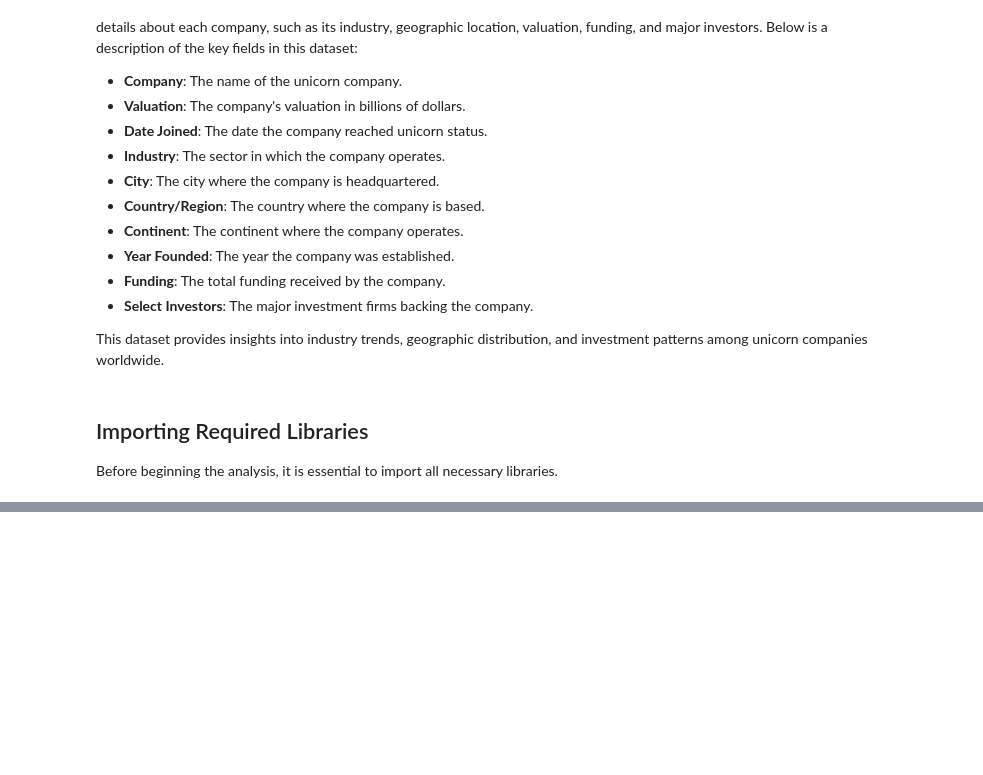
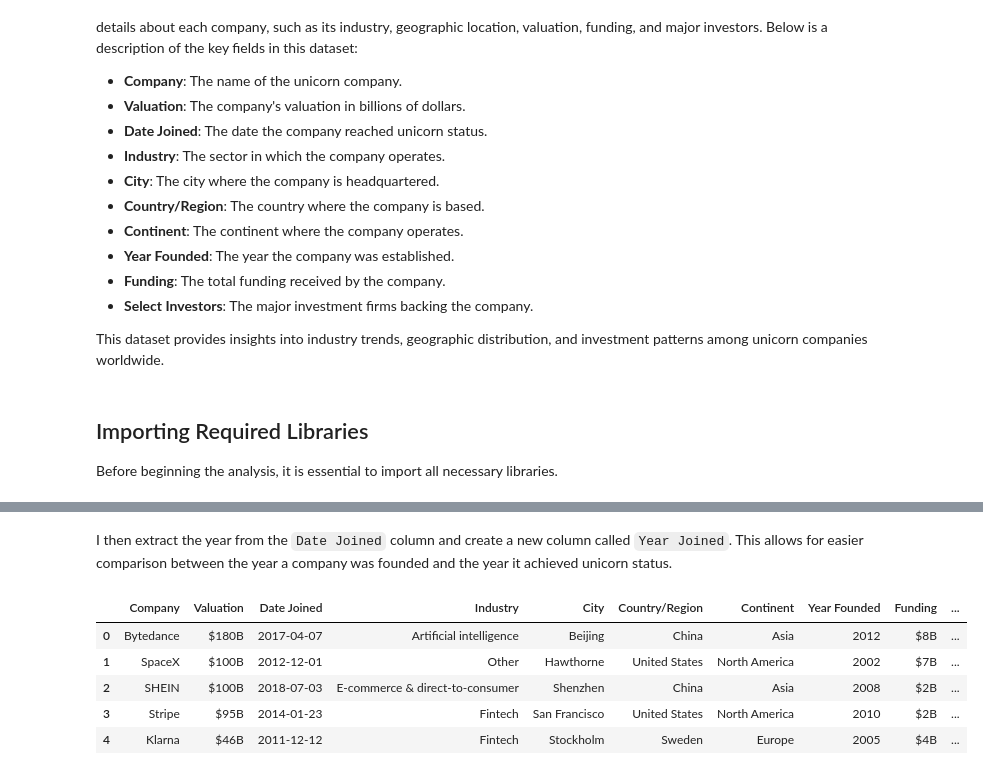
Before and after one commit to Cyberoctane29/Unicorn-Companies-Analysis, a Jupyter notebook: Unicorn_Companies_Analysis.ipynb, the cells around one changed output, grey strips where cells are left out. Cells and saved outputs as stored; diff of their text form; code cells hidden in the pictures; blank space fills up the shorter version.

```diff
--- a/Unicorn_Companies_Analysis.ipynb
+++ b/Unicorn_Companies_Analysis.ipynb
@@ -43,0 +130,12 @@ import pandas as pd
+# %% [markdown]
+I then extract the year from the `Date Joined` column and create a new column called `Year Joined`. This allows for easier comparison between the year a company was founded and the year it achieved unicorn status.
+# %%
+data['Year Joined'] = data['Date Joined'].dt.year
+data.head()
+# %% [output]
+|  | Company | Valuation | Date Joined | Industry | City | Country/Region | Continent | Year Founded | Funding | ... |
+| 0 | Bytedance | $180B | 2017-04-07 | Artificial intelligence | Beijing | China | Asia | 2012 | $8B | ... |
+| 1 | SpaceX | $100B | 2012-12-01 | Other | Hawthorne | United States | North America | 2002 | $7B | ... |
+| 2 | SHEIN | $100B | 2018-07-03 | E-commerce & direct-to-consumer | Shenzhen | China | Asia | 2008 | $2B | ... |
+| 3 | Stripe | $95B | 2014-01-23 | Fintech | San Francisco | United States | North America | 2010 | $2B | ... |
+| 4 | Klarna | $46B | 2011-12-12 | Fintech | Stockholm | Sweden | Europe | 2005 | $4B | ... |
```
Also changed, not shown: parts of 26 cells of this notebook.
